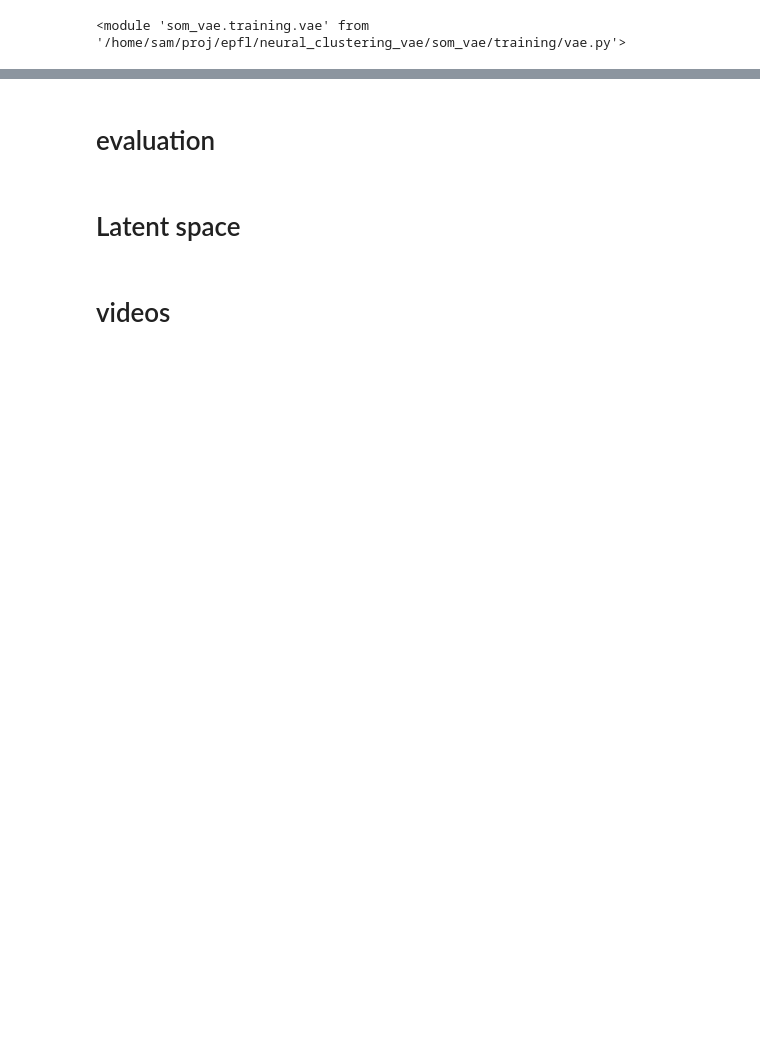
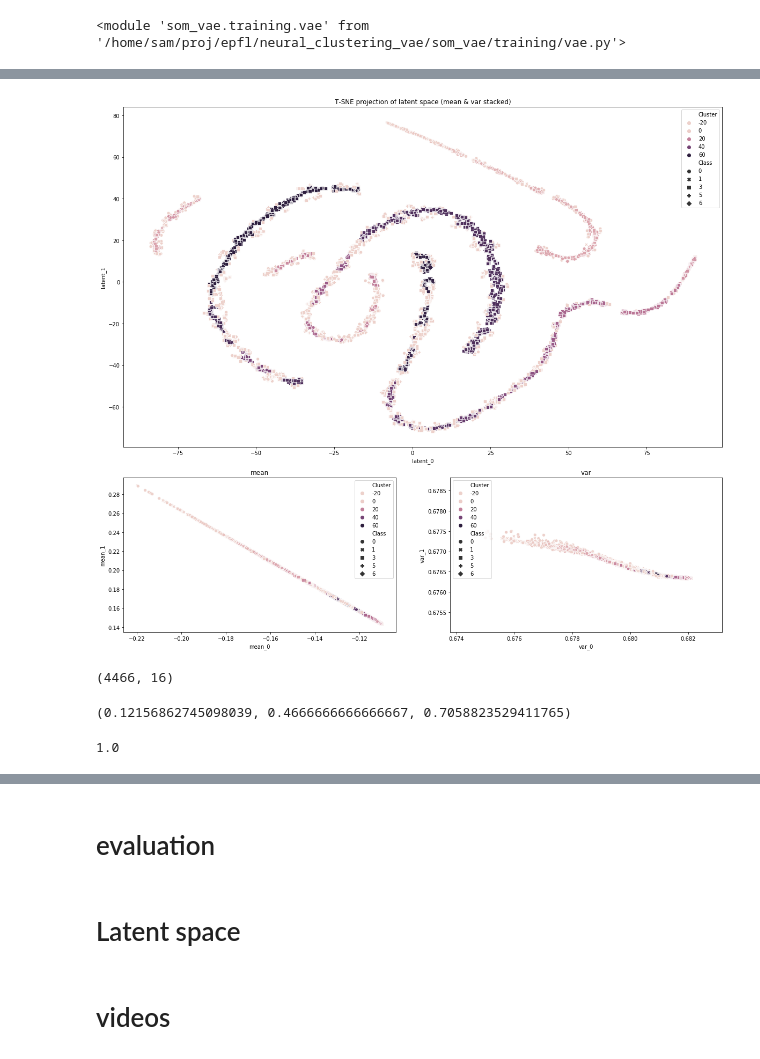
Before and after one commit to samuelsmal/drosophVAE, a Jupyter notebook: reparam_vae.ipynb, the cells around one changed output, grey strips where cells are left out. Drawn from its saved outputs; the diff is of its cells as text; code cells hidden in the pictures; blank space fills up the shorter version.

```diff
--- a/reparam_vae.ipynb
+++ b/reparam_vae.ipynb
@@ -649,0 +555,28 @@ W0613 03:13:03.094168 140177051113280 _io.py:361] IMAGEIO FFMPEG_WRITER WARNING:
+# %%
+X_latent, X_latent_mean_tsne_proj, y, cluster_assignments, run_config, epochs = latent_plotvars
+cluster_colors = sns.color_palette(n_colors=len(np.unique(cluster_assignments)))
+fig = plt.figure(figsize=(20, 18))
+gs = gridspec.GridSpec(3, 2, figure=fig)
+ax1 = plt.subplot(gs[:2, :])
+ax2 = plt.subplot(gs[-1:, :1])
+ax3 = plt.subplot(gs[-1:, 1:])
+
+plot_data = pd.DataFrame(X_latent_mean_tsne_proj, columns=['latent_0', 'latent_1'])
+plot_data['Cluster'] = cluster_assignments
+plot_data['Class'] = y[:, -1]
+plot_data['mean_0'], plot_data['mean_1'] = X_latent.mean[:, 0], X_latent.mean[:, 1]
+plot_data['var_0'], plot_data['var_1'] = X_latent.var[:, 0], X_latent.var[:, 1]
+
+sns.scatterplot(data=plot_data, x='latent_0', y='latent_1', style='Class', hue='Cluster', ax=ax1)
+sns.scatterplot(data=plot_data, x='mean_0', y='mean_1', style='Class', hue='Cluster', ax=ax2)
+sns.scatterplot(data=plot_data, x='var_0', y='var_1', style='Class', hue='Cluster', ax=ax3)
+
+ax1.set_title('T-SNE projection of latent space (mean & var stacked)')
+ax2.set_title('mean')
+ax3.set_title('var');
+# %% [output]
+[figure, added]
+# %%
+y.shape
+# %% [output]
+(4466, 16)
@@ -649,0 +585,4 @@ W0613 03:13:03.094168 140177051113280 _io.py:361] IMAGEIO FFMPEG_WRITER WARNING:
+# %%
+cluster_colors[0]
+# %% [output]
+(0.12156862745098039, 0.4666666666666667, 0.7058823529411765)
@@ -649,0 +600,4 @@ W0613 03:13:03.094168 140177051113280 _io.py:361] IMAGEIO FFMPEG_WRITER WARNING:
+# %%
+axs_legends[0].get_
+# %% [output]
+1.0
```
Also changed, not shown: parts of 55 cells of this notebook, 8 other files.
